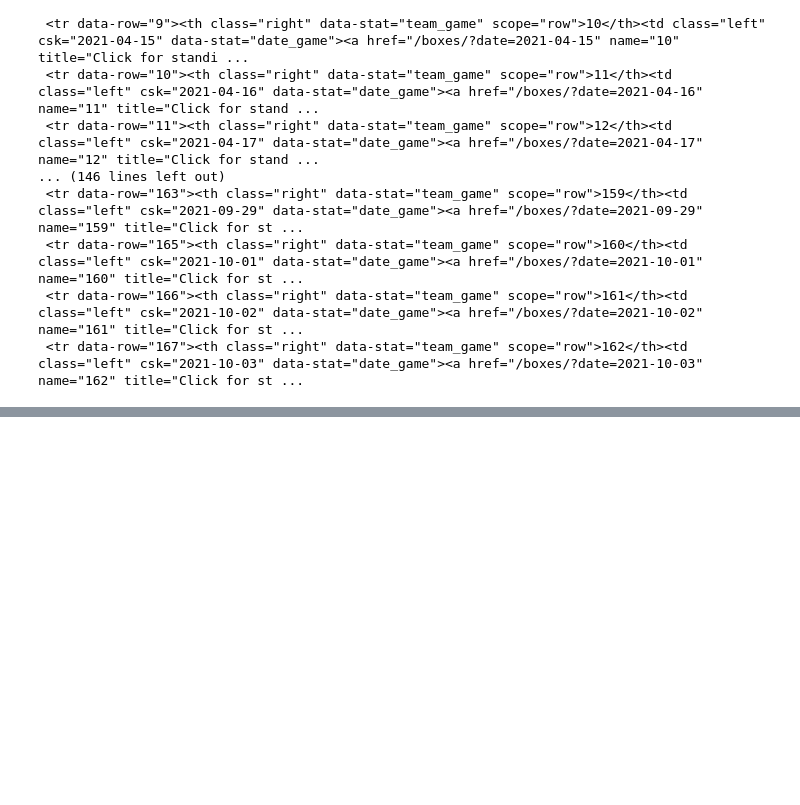
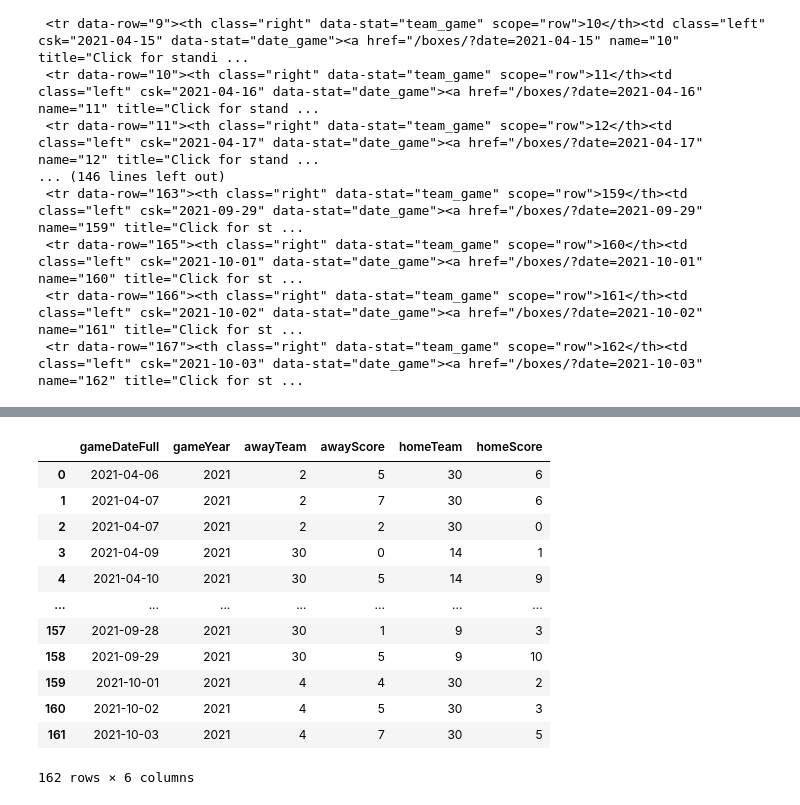
Before and after one commit to tah96/washington-nationals, a Jupyter notebook: Gen_Game_Data_lc.ipynb, the cells around one changed output, grey strips where cells are left out. Saved outputs shown, nothing was run; the diff lists cells and outputs as text; code cells hidden in the pictures; blank space fills up the shorter version.

```diff
--- a/Gen_Game_Data_lc.ipynb
+++ b/Gen_Game_Data_lc.ipynb
@@ -347,6 +310,22 @@ for team in home_team_list:
 
 game_dataframe['awayTeam'] = awayTeamId
 game_dataframe['homeTeam'] = homeTeamId
+# %%
+game_dataframe
+# %% [output]
+|  | gameDateFull | gameYear | awayTeam | awayScore | homeTeam | homeScore |
+| 0 | 2021-04-06 | 2021 | 2 | 5 | 30 | 6 |
+| 1 | 2021-04-07 | 2021 | 2 | 7 | 30 | 6 |
+| 2 | 2021-04-07 | 2021 | 2 | 2 | 30 | 0 |
+| 3 | 2021-04-09 | 2021 | 30 | 0 | 14 | 1 |
+| 4 | 2021-04-10 | 2021 | 30 | 5 | 14 | 9 |
+| ... | ... | ... | ... | ... | ... | ... |
+| 157 | 2021-09-28 | 2021 | 30 | 1 | 9 | 3 |
+| 158 | 2021-09-29 | 2021 | 30 | 5 | 9 | 10 |
+| 159 | 2021-10-01 | 2021 | 4 | 4 | 30 | 2 |
+| 160 | 2021-10-02 | 2021 | 4 | 5 | 30 | 3 |
+| 161 | 2021-10-03 | 2021 | 4 | 7 | 30 | 5 |
+162 rows × 6 columns
 # %%
 gameUniqueId = []
 for index, row in game_dataframe.iterrows():
```
Also changed, not shown: parts of 20 cells of this notebook, 2 other files.
